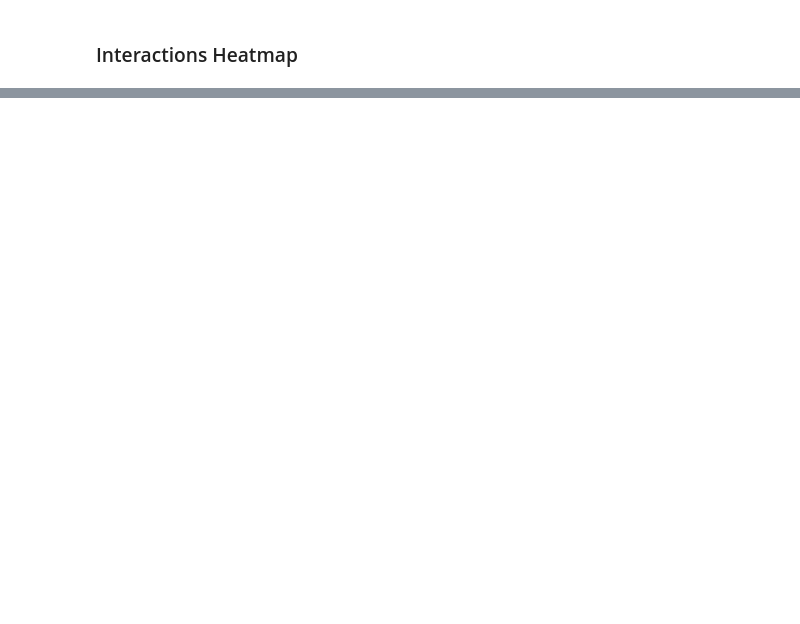
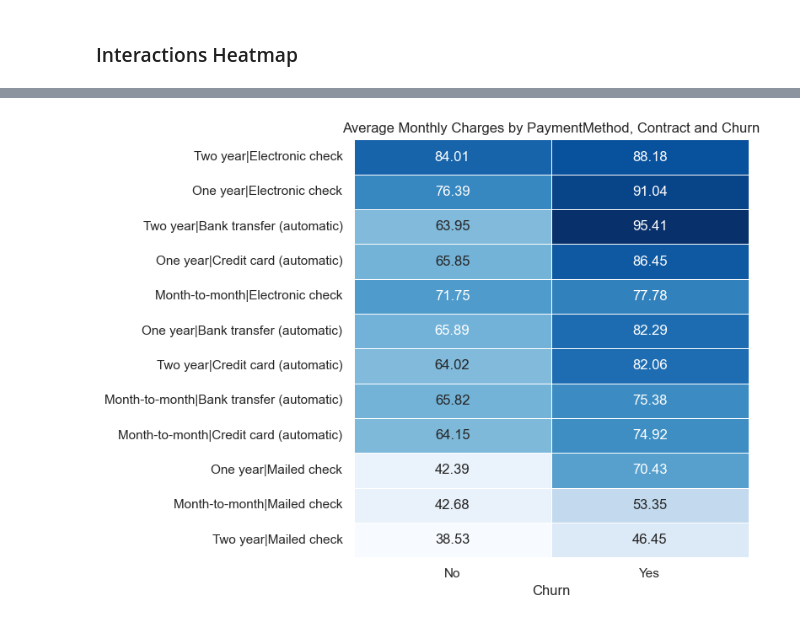
Before and after one commit to DerekSanchez/241117-Telco-Customer-Churn, a Jupyter notebook: notebooks/EDA.ipynb, the cells around one changed output, grey strips where cells are left out. Saved outputs shown, nothing was run; the diff lists cells and outputs as text; code cells hidden in the pictures; blank space fills up the shorter version.

```diff
--- a/notebooks/EDA.ipynb
+++ b/notebooks/EDA.ipynb
@@ -590,0 +664,32 @@ plt.show()
+# %%
+# Churn vs Contract and PaymentMethod (Monthly Charges)
+pivot_table = pd.pivot_table(
+    df,
+    values = 'MonthlyCharges',
+    index = [df['Contract'] + '|' + df['PaymentMethod']],
+    columns = 'Churn',
+    aggfunc = 'mean'
+)
+
+# ordenar filas por el promedio de MonthlyCharges
+pivot_table['RowMean'] = pivot_table.mean(axis = 1)
+pivot_table = pivot_table.sort_values(by = 'RowMean', ascending = False)
+pivot_table = pivot_table.drop('RowMean', axis = 1)
+
+plt.figure(figsize = (8, 6))
+
+sns.heatmap(
+    pivot_table,
+    annot = True,
+    fmt = '.2f',
+    linewidths = 0.5,
+    cmap = 'Blues',
+    cbar = False)
+
+
+plt.title('Average Monthly Charges by PaymentMethod, Contract and Churn')
+
+plt.tight_layout()
+plt.show()
+# %% [output]
+[figure, added]
```
Also changed, not shown: parts of 19 cells of this notebook.
